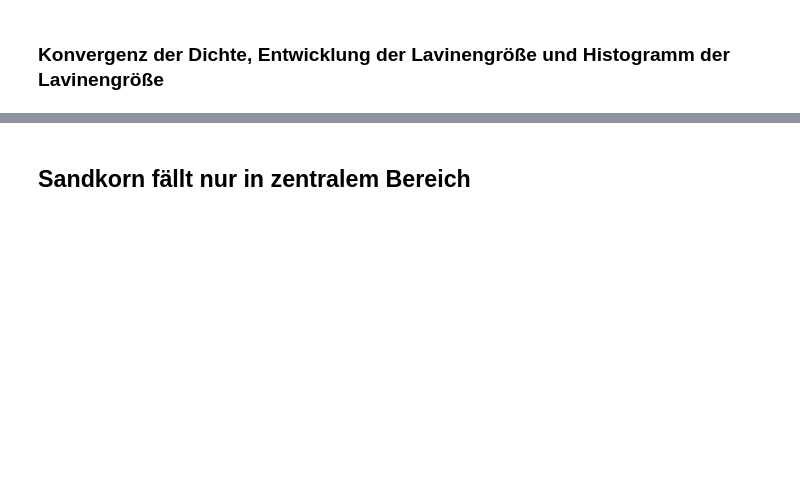
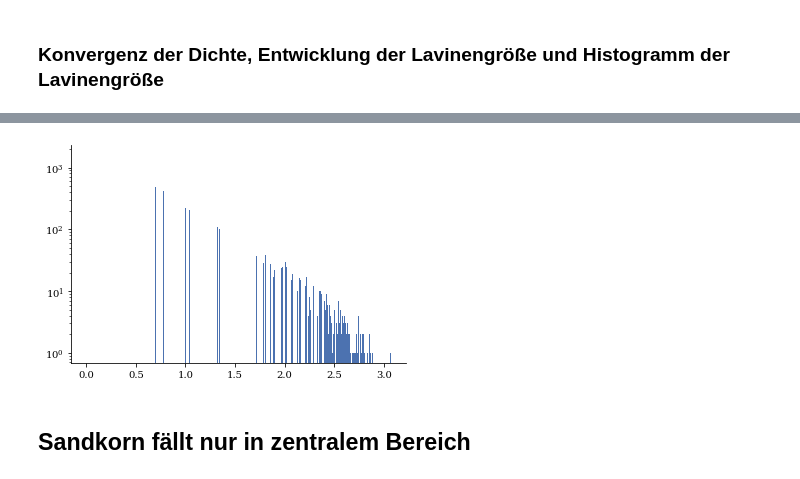
Before and after one commit to nagelt/Numerical_Methods_Introduction, a Jupyter notebook: SOC_sand_pile.ipynb, the cells around one changed output, grey strips where cells are left out. Cells and saved outputs as stored; diff of their text form; code cells hidden in the pictures; blank space fills up the shorter version.

```diff
--- a/SOC_sand_pile.ipynb
+++ b/SOC_sand_pile.ipynb
@@ -98,10 +96,10 @@ def run_sim(z_start, bot=0,top=n_els, n_dt=10000):
                 z_n[i,j+1] = z_n[i,j+1] + 1
                 z_n[i,j-1] = z_n[i,j-1] + 1
                 #RB
-                #z_n[0,:] = 0
-                #z_n[-1,:] = 0
-                #z_n[:,0] = 0
-                #z_n[:,-1] = 0
+                z_n[0,:] = 0
+                z_n[-1,:] = 0
+                z_n[:,0] = 0
+                z_n[:,-1] = 0
             cc = cc + 1
             #plot_distr_safe(X,Y,z_n,'avalanche/avalanche',time,cc)
         #plot_distr_safe(X,Y,z_n,'avalanche/avalanche',time,cc)
@@ -109,6 +107,6 @@ def run_sim(z_start, bot=0,top=n_els, n_dt=10000):
         rho = np.append(rho,z_n[1:-2][1:-2].mean())
     return rho, avalanche, z_n
 # %%
-rho_all, avalanche_all, z_n_all = run_sim(z0,n_dt=20000)
+rho_all, avalanche_all, z_n_all = run_sim(z0,n_dt=40000)
 # %%
 plot_distr(X,Y,z_n_all)
@@ -124,7 +132,9 @@ plt.plot(avalanche_all)
 # %%
-avalanche_steady=avalanche_all[7000:]
+avalanche_steady=avalanche_all[7500:]
 # %%
-plt.hist(np.log10(avalanche_steady[np.where(avalanche_steady>0)]),log=True,bins=20);
+plt.hist(np.log10(avalanche_steady[np.where(avalanche_steady>0)]),log=True,bins=2000);
+# %% [output]
+[figure, added]
 # %% [markdown]
 ## Sandkorn fällt nur in zentralem Bereich
 # %%
```
Also changed, not shown: parts of 14 cells of this notebook.
